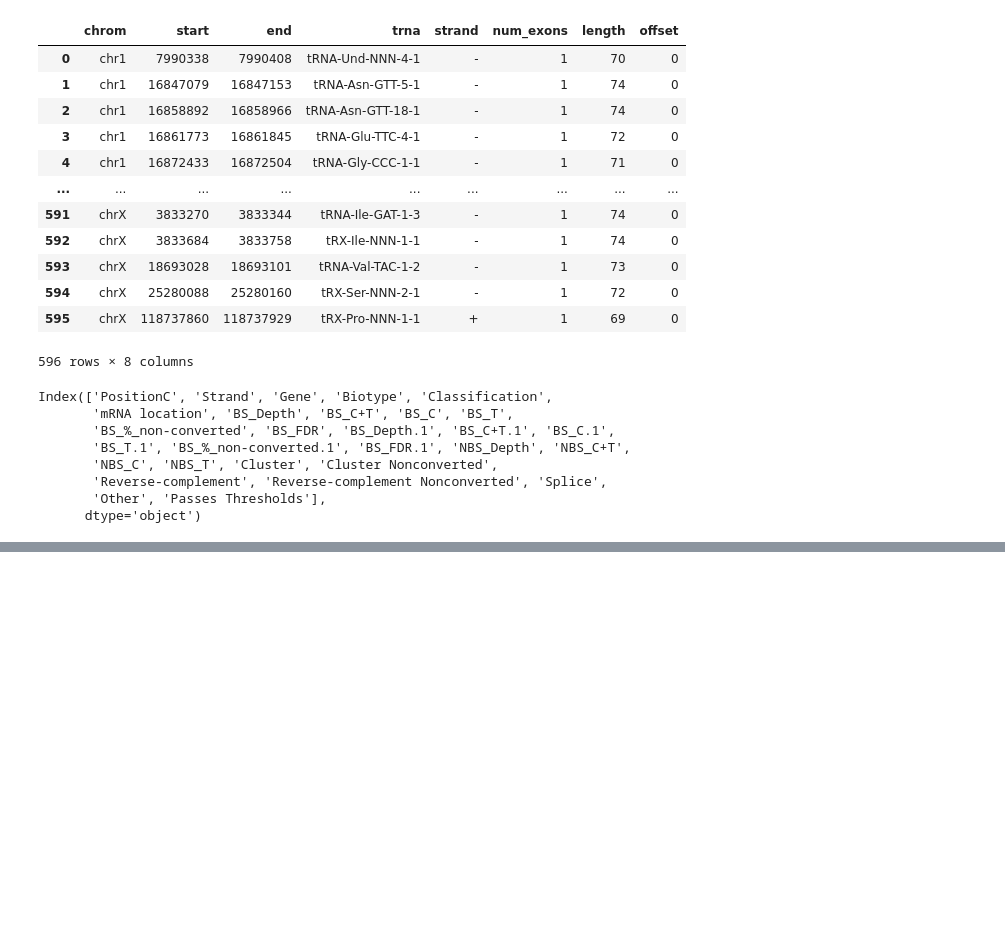
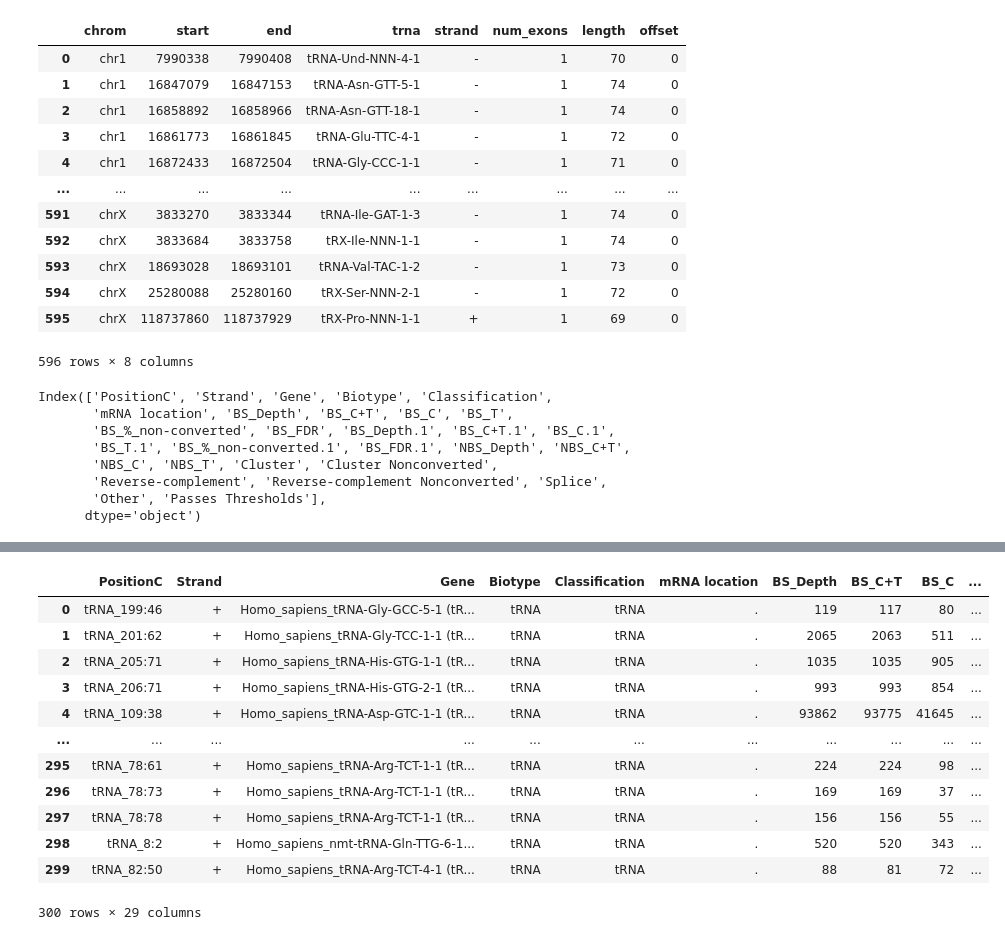
Before and after one commit to anmabu/bedRMod, a Jupyter notebook: tsv2bedRMod/RBS-seq.ipynb, the cells around one changed output, grey strips where cells are left out. Drawn from its saved outputs; the diff is of its cells as text; code cells hidden in the pictures; blank space fills up the shorter version.

```diff
--- a/tsv2bedRMod/RBS-seq.ipynb
+++ b/tsv2bedRMod/RBS-seq.ipynb
@@ -208,0 +260,20 @@ Index(['PositionC', 'Strand', 'Gene', 'Biotype', 'Classification',
+# %%
+tRNA_mask = df_non_chrom["PositionC"].str.contains("tRNA")
+
+tRNA_df = df_non_chrom[tRNA_mask]
+tRNA_df = tRNA_df.copy()
+tRNA_df.reset_index(drop=True)
+# %% [output]
+|  | PositionC | Strand | Gene | Biotype | Classification | mRNA location | BS_Depth | BS_C+T | BS_C | ... |
+| 0 | tRNA_199:46 | + | Homo_sapiens_tRNA-Gly-GCC-5-1 (tR... | tRNA | tRNA | . | 119 | 117 | 80 | ... |
+| 1 | tRNA_201:62 | + | Homo_sapiens_tRNA-Gly-TCC-1-1 (tR... | tRNA | tRNA | . | 2065 | 2063 | 511 | ... |
+| 2 | tRNA_205:71 | + | Homo_sapiens_tRNA-His-GTG-1-1 (tR... | tRNA | tRNA | . | 1035 | 1035 | 905 | ... |
+| 3 | tRNA_206:71 | + | Homo_sapiens_tRNA-His-GTG-2-1 (tR... | tRNA | tRNA | . | 993 | 993 | 854 | ... |
+| 4 | tRNA_109:38 | + | Homo_sapiens_tRNA-Asp-GTC-1-1 (tR... | tRNA | tRNA | . | 93862 | 93775 | 41645 | ... |
+| ... | ... | ... | ... | ... | ... | ... | ... | ... | ... | ... |
+| 295 | tRNA_78:61 | + | Homo_sapiens_tRNA-Arg-TCT-1-1 (tR... | tRNA | tRNA | . | 224 | 224 | 98 | ... |
+| 296 | tRNA_78:73 | + | Homo_sapiens_tRNA-Arg-TCT-1-1 (tR... | tRNA | tRNA | . | 169 | 169 | 37 | ... |
+| 297 | tRNA_78:78 | + | Homo_sapiens_tRNA-Arg-TCT-1-1 (tR... | tRNA | tRNA | . | 156 | 156 | 55 | ... |
+| 298 | tRNA_8:2 | + | Homo_sapiens_nmt-tRNA-Gln-TTG-6-1... | tRNA | tRNA | . | 520 | 520 | 343 | ... |
+| 299 | tRNA_82:50 | + | Homo_sapiens_tRNA-Arg-TCT-4-1 (tR... | tRNA | tRNA | . | 88 | 81 | 72 | ... |
+300 rows × 29 columns
```
Also changed, not shown: parts of 10 cells of this notebook.
